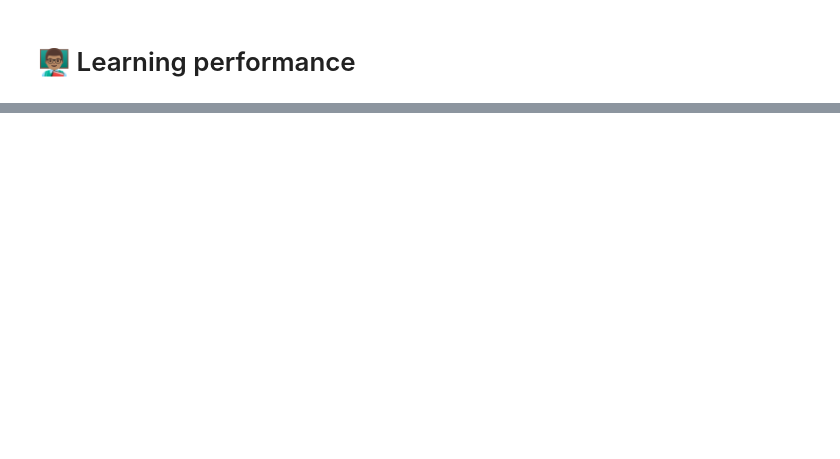
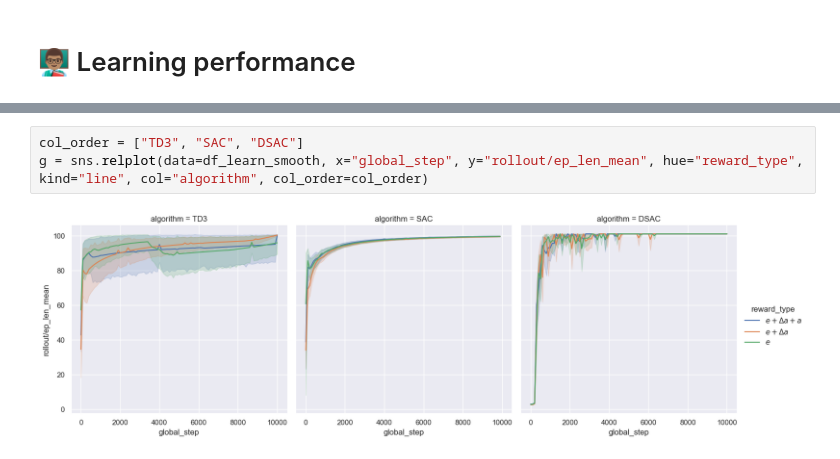
Before and after one commit to iamlucasvieira/HybridRL-FlightControl, a Jupyter notebook: notebooks/best_reward.ipynb, the cells around one changed output, grey strips where cells are left out. Saved outputs shown, nothing was run; the diff lists cells and outputs as text; blank space fills up the shorter version.

Commit message:
Update best reward

```diff
--- a/notebooks/best_reward.ipynb
+++ b/notebooks/best_reward.ipynb
@@ -64,0 +56,5 @@ The reward functions are different therefore, the maximum return they achieve is
+# %%
+col_order = ["TD3", "SAC", "DSAC"]
+g = sns.relplot(data=df_learn_smooth, x="global_step", y="rollout/ep_len_mean", hue="reward_type", kind="line", col="algorithm", col_order=col_order)
+# %% [output]
+[figure, added]
```
Also changed, not shown: parts of 17 cells of this notebook.
